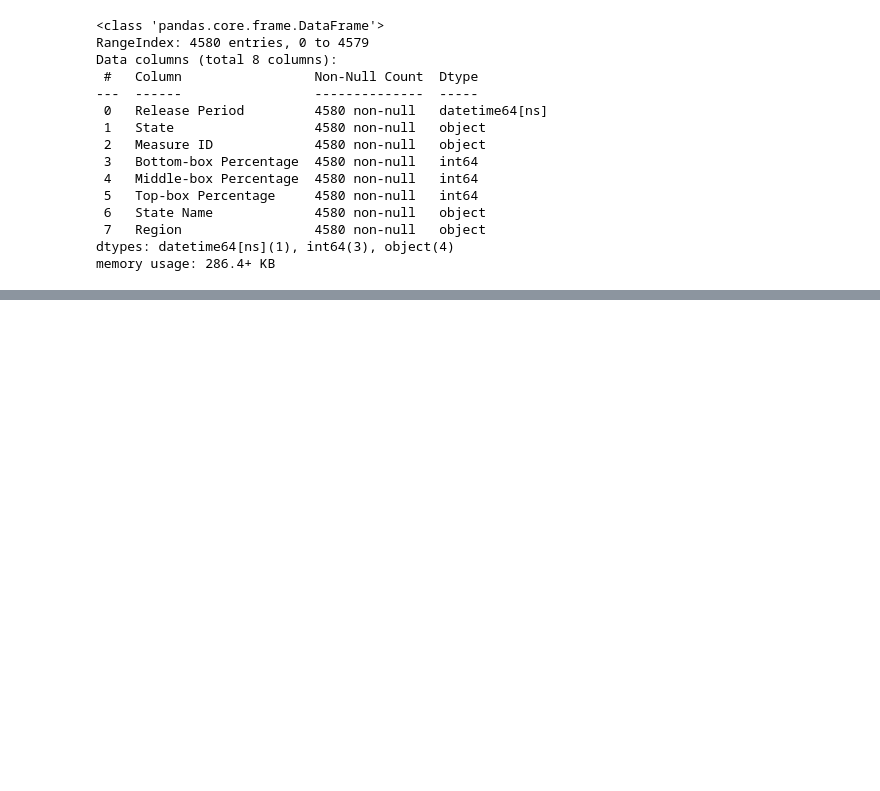
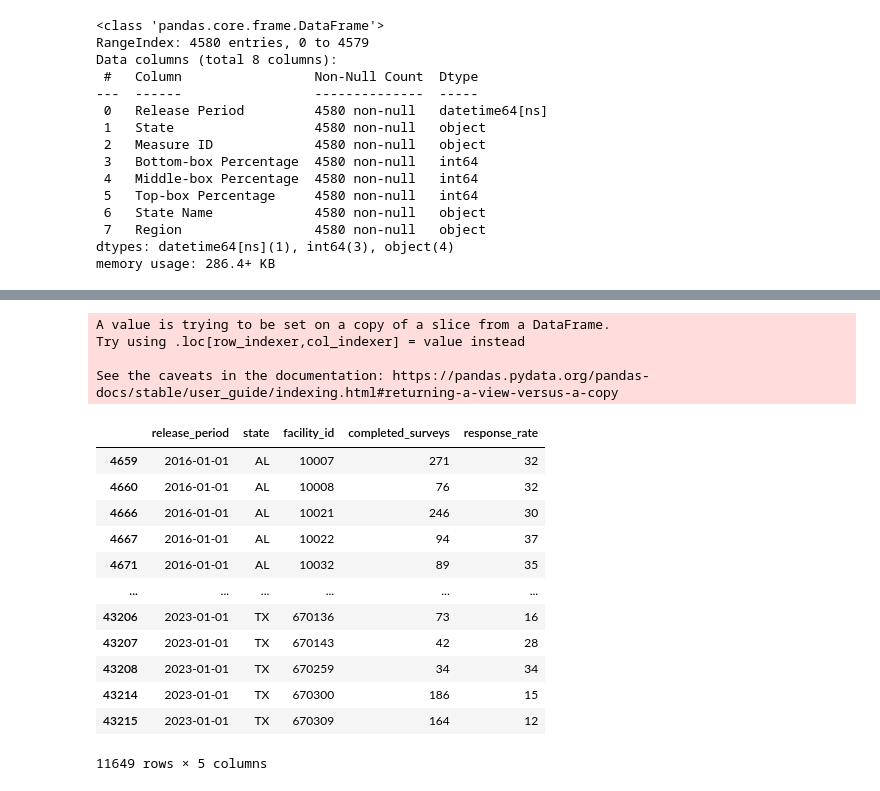
Before and after one commit to andyguo0228/maven_healthcare, a Jupyter notebook: maven_healthcare.ipynb, the cells around one changed output, grey strips where cells are left out. Drawn from its saved outputs; the diff is of its cells as text; code cells hidden in the pictures; blank space fills up the shorter version.

```diff
--- a/maven_healthcare.ipynb
+++ b/maven_healthcare.ipynb
@@ -189,0 +342,21 @@ Name: count, dtype: int64
+# %%
+responses.completed_surveys = responses.completed_surveys.astype(int)
+responses[responses.completed_surveys <= 300]
+# %% [output]
+A value is trying to be set on a copy of a slice from a DataFrame.
+Try using .loc[row_indexer,col_indexer] = value instead
+
+See the caveats in the documentation: https://pandas.pydata.org/pandas-docs/stable/user_guide/indexing.html#returning-a-view-versus-a-copy
+|  | release_period | state | facility_id | completed_surveys | response_rate |
+| 4659 | 2016-01-01 | AL | 10007 | 271 | 32 |
+| 4660 | 2016-01-01 | AL | 10008 | 76 | 32 |
+| 4666 | 2016-01-01 | AL | 10021 | 246 | 30 |
+| 4667 | 2016-01-01 | AL | 10022 | 94 | 37 |
+| 4671 | 2016-01-01 | AL | 10032 | 89 | 35 |
+| ... | ... | ... | ... | ... | ... |
+| 43206 | 2023-01-01 | TX | 670136 | 73 | 16 |
+| 43207 | 2023-01-01 | TX | 670143 | 42 | 28 |
+| 43208 | 2023-01-01 | TX | 670259 | 34 | 34 |
+| 43214 | 2023-01-01 | TX | 670300 | 186 | 15 |
+| 43215 | 2023-01-01 | TX | 670309 | 164 | 12 |
+11649 rows × 5 columns
```
Also changed, not shown: parts of 21 cells of this notebook, 1 other file.
